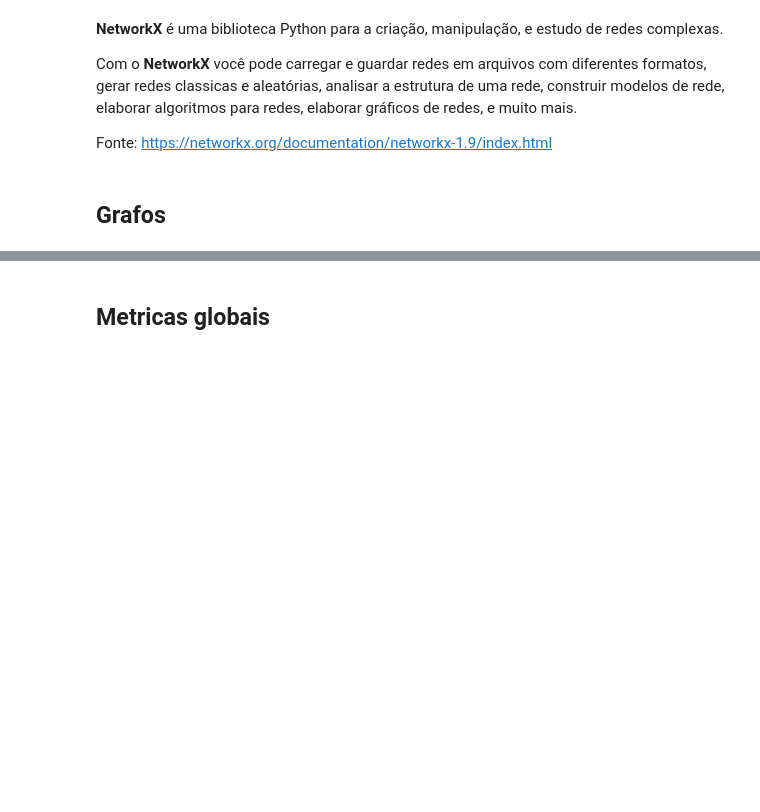
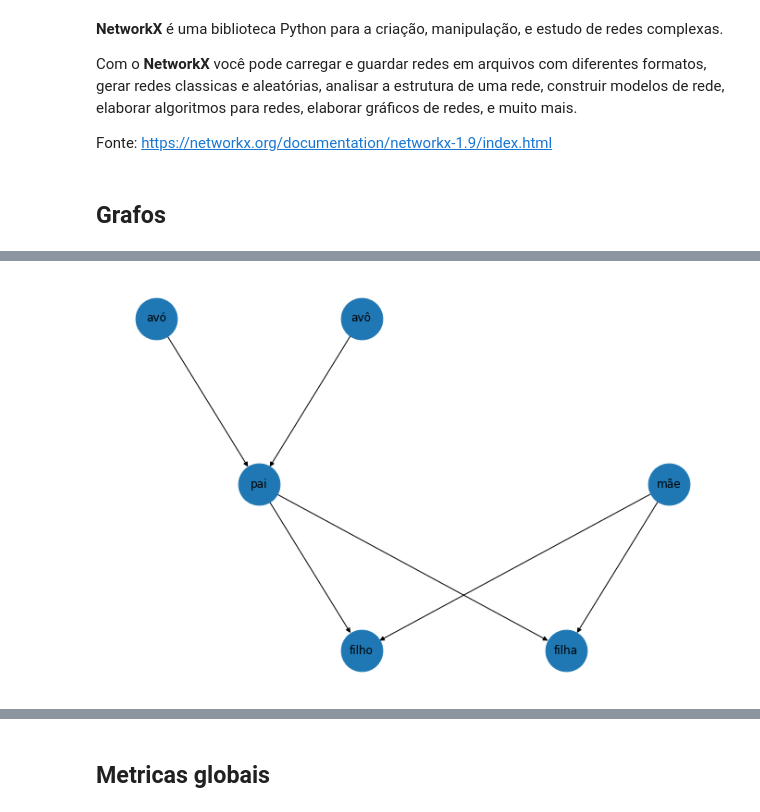
Before and after one commit to jesusossian/scientific_prog, a Jupyter notebook: networkx/complex_network.ipynb, the cells around one changed output, grey strips where cells are left out. Drawn from its saved outputs; the diff is of its cells as text; code cells hidden in the pictures; blank space fills up the shorter version.

```diff
--- a/networkx/complex_network.ipynb
+++ b/networkx/complex_network.ipynb
@@ -109,34 +131,36 @@ plt.show()
 # %%
 fig, ax = plt.subplots(1,1,figsize=(12,8))
 
 # gera um grafo direcionado gfa
 gfa = nx.DiGraph()
 
 # adcionar nós ao grafo gfa
-gfa.add_nodes_from(['Avó','Avô','Pai','Mãe','Filho','Filha'])
+gfa.add_nodes_from(['avó','avô','pai','mãe','filho','filha'])
 
 # adicionar arestas ao grafo gfa
-gfa.add_edge('Avó','Pai')    #Avó -> Pai
-gfa.add_edge('Avô','Pai')    #Avô -> Pai
-gfa.add_edge('Pai','Filho')  #Pai -> Filho
-gfa.add_edge('Pai','Filha')  #Pai -> Filha
-gfa.add_edge('Mãe','Filho')  #Mãe -> Filho
-gfa.add_edge('Mãe','Filha')  #Mãe -> Filha
+gfa.add_edge('avó','pai')    # avó -> pai
+gfa.add_edge('avô','pai')    # avô -> pai
+gfa.add_edge('pai','filho')  # pai -> filho
+gfa.add_edge('pai','filha')  # pai -> filha
+gfa.add_edge('mãe','filho')  # mãe -> filho
+gfa.add_edge('mãe','filha')  # mãe -> filha
 
 # definindo a posição dos nos
 pos = nx.circular_layout(gfa)
-pos['Avó'] = [-1 ,0]
-pos['Avô'] = [+0 ,0]
-pos['Pai'] = [-0.5,-0.5]
-pos['Mãe'] = [+1.5,-0.5]
-pos['Filho'] = [+0.0,-1.0]
-pos['Filha'] = [+1.0,-1.0]
+pos['avó'] = [-1 ,0]
+pos['avô'] = [+0 ,0]
+pos['pai'] = [-0.5,-0.5]
+pos['mãe'] = [+1.5,-0.5]
+pos['filho'] = [+0.0,-1.0]
+pos['filha'] = [+1.0,-1.0]
 
 # grafico do grafo gfa
 #nx.draw(gfa, with_labels = True)
 nx.draw(gfa, pos=pos, node_size=2000, with_labels=True, arrows=True)
 
 plt.show()
+# %% [output]
+[figure, added]
 # %%
 # Random Graphs in networkx
 
```
Also changed, not shown: parts of 29 cells of this notebook, 8 other files.
